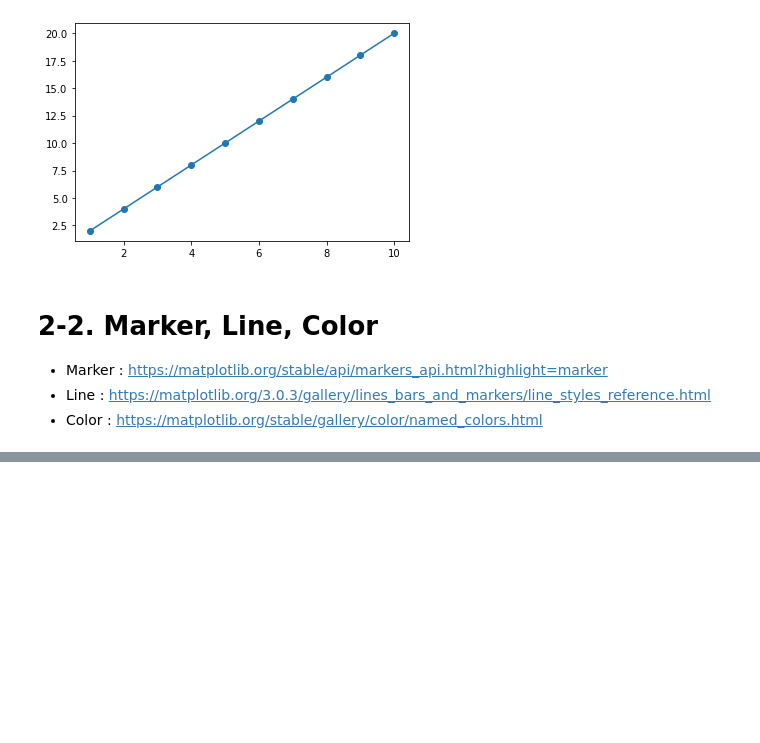
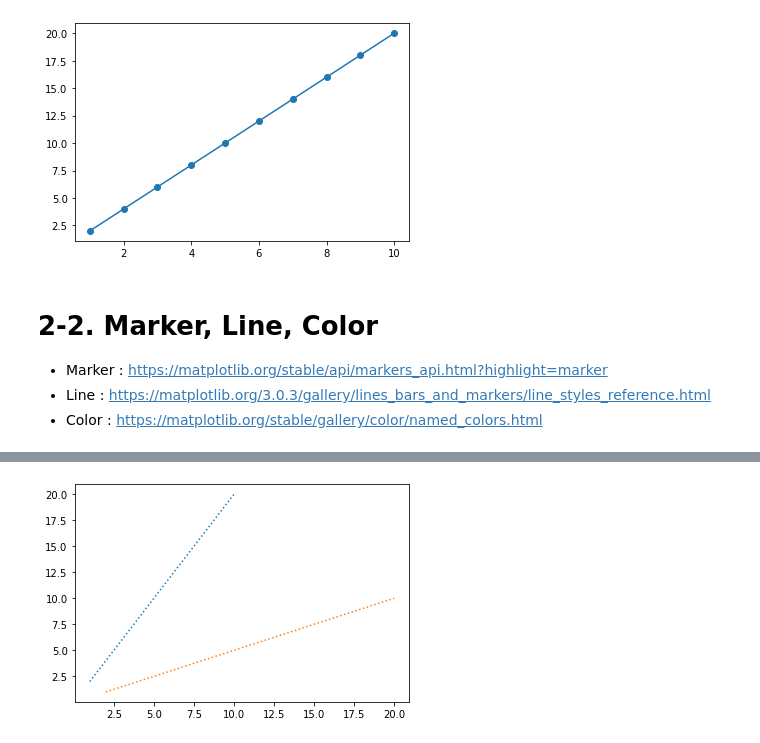
Before and after one commit to RlxDn/Bigdata, a Jupyter notebook: 30_데이터시각화/02_Line Plot.ipynb, the cells around one changed output, grey strips where cells are left out. Cells and saved outputs as stored; diff of their text form; code cells hidden in the pictures; blank space fills up the shorter version.

```diff
--- a/30_데이터시각화/02_Line Plot.ipynb
+++ b/30_데이터시각화/02_Line Plot.ipynb
@@ -43,0 +56,6 @@ plt.show()
+# %%
+plt.plot(x, y, ls=':')
+plt.plot(y, x, ls=':')
+plt.show()
+# %% [output]
+[figure, added]
```
Also changed, not shown: parts of 16 cells of this notebook.
